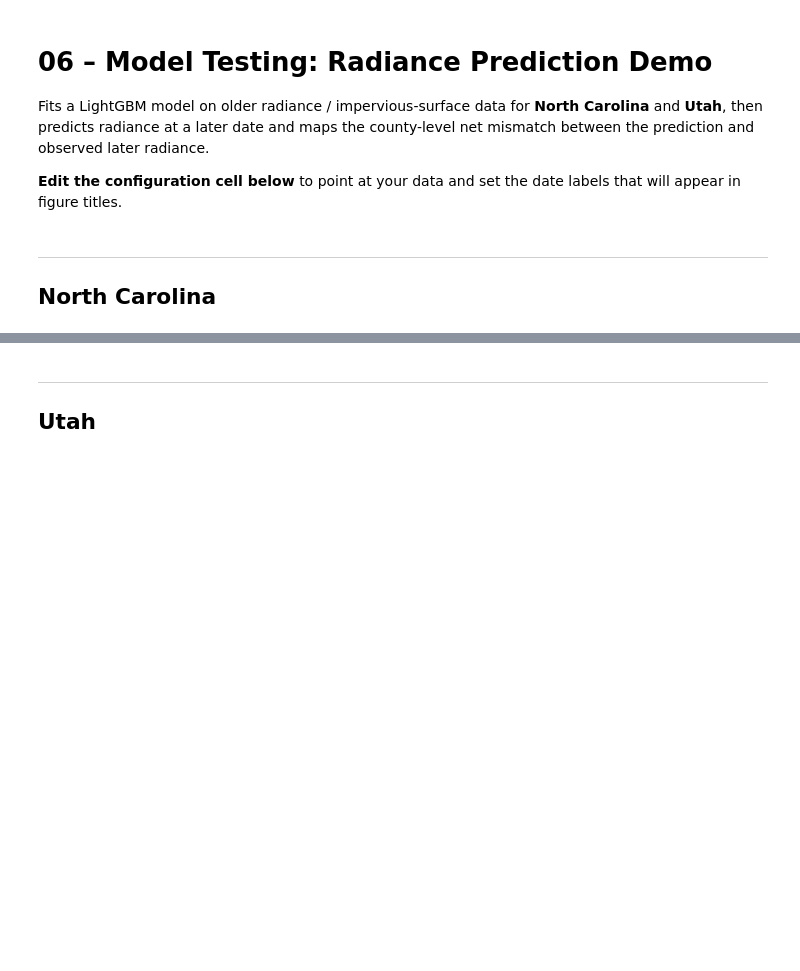
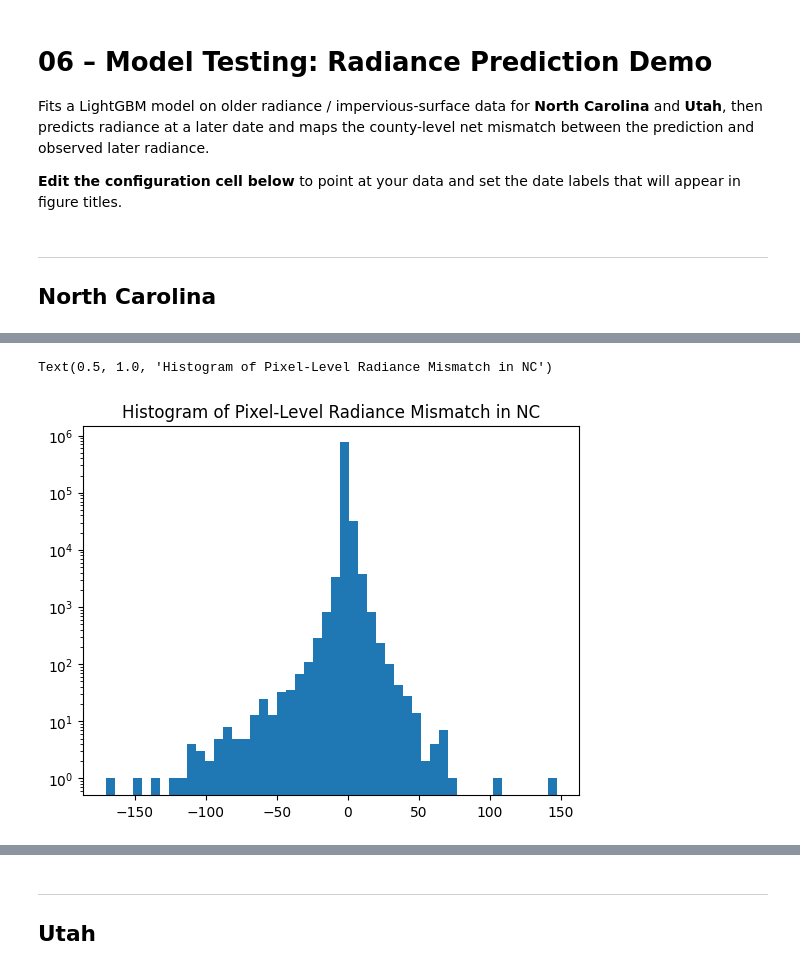
Before and after one commit to ThomWorm/nightlights, a Jupyter notebook: 06_model_testing.ipynb, the cells around one changed output, grey strips where cells are left out. Drawn from its saved outputs; the diff is of its cells as text; code cells hidden in the pictures; blank space fills up the shorter version.

Commit message:
prediction error quant

```diff
--- a/06_model_testing.ipynb
+++ b/06_model_testing.ipynb
@@ -162,11 +162,31 @@ def run_state_pipeline(state_name):
     # ------------------------------------------------------------------
     # 6. Predict radiance at later date
     # ------------------------------------------------------------------
+    # ------------------------------------------------------------------
+    # 6. Predict radiance at later date & GRANDFATHER (Blend)
+    # ------------------------------------------------------------------
     print(f"[{state_name}] Predicting radiance at later date ({LATER_DATE})...")
     X_later = create_spatial_features(imp_later_da, WINDOW_SIZE)
-    pred_later_2d = model.predict(X_later).reshape(viirs_older_da.shape)
-    pred_later_2d = np.where(master_mask, pred_later_2d, np.nan)
 
+    # 1. Generate the raw LightGBM prediction for the entire grid
+    raw_pred_later_2d = model.predict(X_later).reshape(viirs_older_da.shape)
+
+    # 2. Create the Change Mask
+    # (Using +0.5 to ignore microscopic floating-point noise between NLCD years)
+    change_mask = (imp_later_da.values > imp_older_da.values + 0.5)
+
+    # 3. Grandfathering (The Blend)
+    # np.where(Condition, True (use prediction), False (use older observed))
+    blended_pred_2d = np.where(
+        change_mask,
+        raw_pred_later_2d,
+        viirs_older_da.values
+    )
+
+    # 4. Apply the master state mask to keep out-of-bounds areas as NaN
+    pred_later_2d = np.where(master_mask, blended_pred_2d, np.nan)
+
+    # 5. Package back into Xarray safely
     pred_later_da = xr.DataArray(
         pred_later_2d,
         coords=viirs_older_da.coords,
@@ -293,0 +399,6 @@ print(f"Mean Absolute Error per pixel: {nc_mae:>15.3f} nW/cm²/sr")
+# %%
+nc_mismatch_da.plot.hist(bins=50, log=True)
+plt.title("Histogram of Pixel-Level Radiance Mismatch in NC")
+# %% [output]
+Text(0.5, 1.0, 'Histogram of Pixel-Level Radiance Mismatch in NC')
+[figure, added]
```
Also changed, not shown: parts of 17 cells of this notebook.
